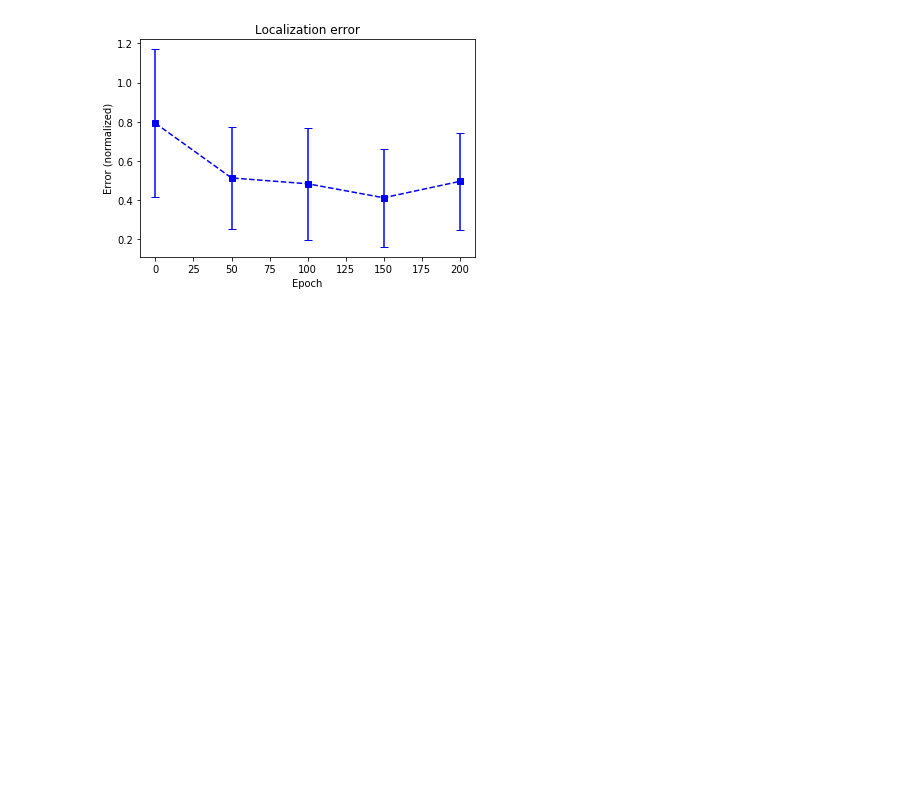
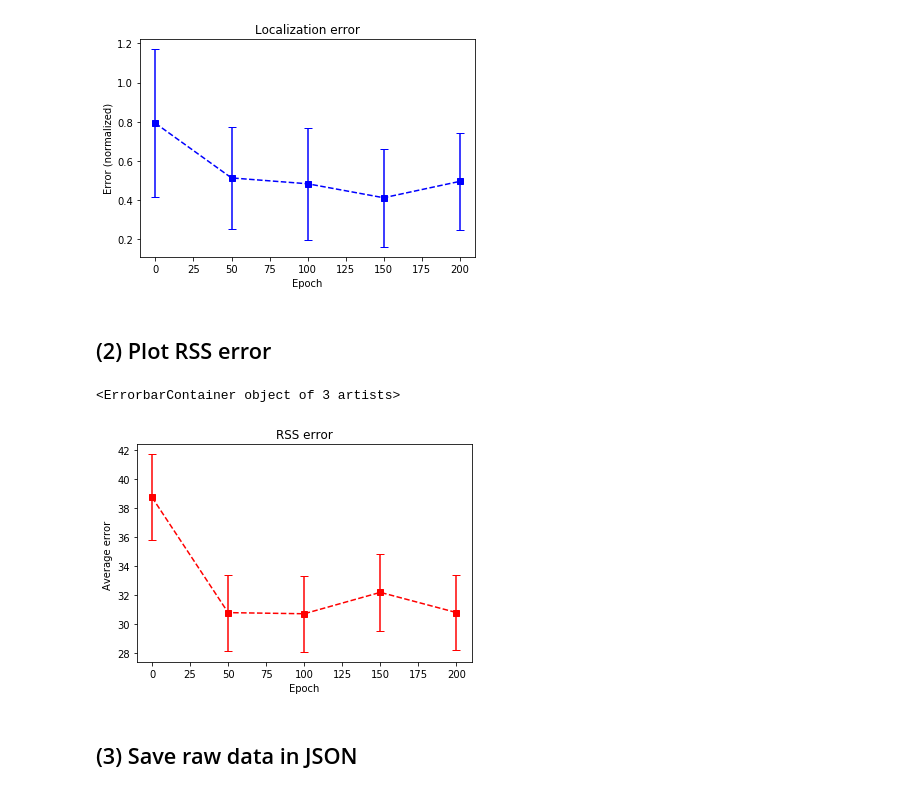
Before and after one commit to Orthocenter/pytorch-CycleGAN-and-pix2pix, a Jupyter notebook: Real data.ipynb, the cells around one changed output. Cells and saved outputs as stored; diff of their text form; code cells hidden in the pictures; blank space fills up the shorter version.

Commit message:
Computing RSS diff

```diff
--- a/Real data.ipynb
+++ b/Real data.ipynb
@@ -138,8 +175,11 @@ Image(filename=files_png[idx])
 # %%
 %%time
-%%capture
-test_epoches = range(0,201,50)
+#test_epoches = range(0,201,50)
+test_epoches = [0, 50, 100, 150, 200]
 diffs = []
+print("Testing on epoch ", end="")
 for epoch in test_epoches:
+    print("{}, ".format(epoch), end="")
     diffs.append(test(epoch))
+print("done!")
 # %% [output]
@@ -159,6 +202,22 @@ plt.errorbar(test_epoches, means, stds, marker="s", linestyle="--", color="blue"
 # %% [output]
 <ErrorbarContainer object of 3 artists>
 [figure]
+# %% [markdown]
+## (2) Plot RSS error
+# %%
+plt.figure()
+plt.xlabel("Epoch")
+plt.ylabel("Average error ")
+plt.title("RSS error")
+
+rss_means = diffs[:,1,0]
+rss_stds = diffs[:,1,1]
+plt.errorbar(test_epoches, rss_means, rss_stds, marker="s", linestyle="--", color="red", capsize=4)
+# %% [output]
+<ErrorbarContainer object of 3 artists>
+[figure, added]
+# %% [markdown]
+## (3) Save raw data in JSON
 # %%
 import json
 # Hack to serialize numpy arrays
```
Also changed, not shown: parts of 7 cells of this notebook.
